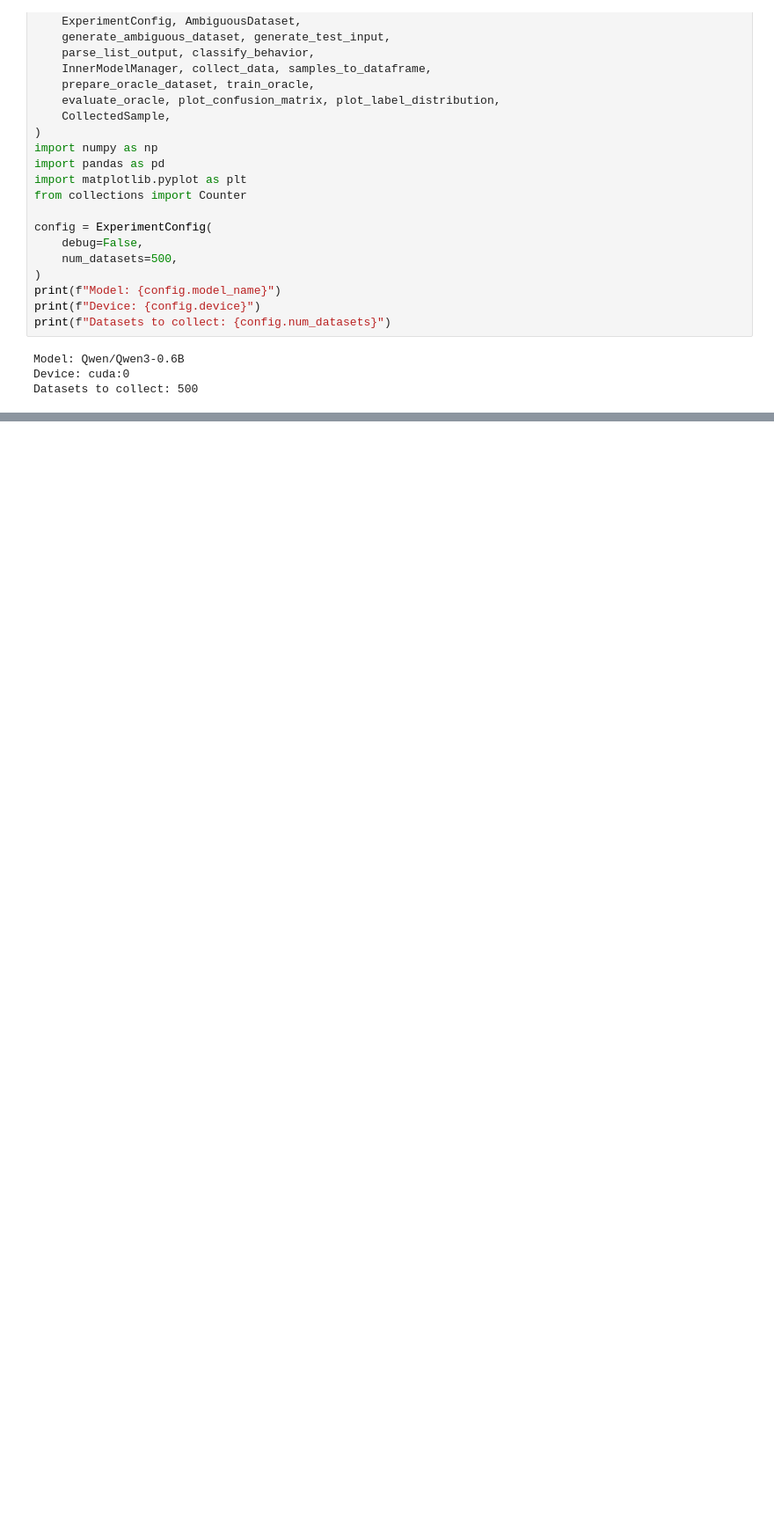
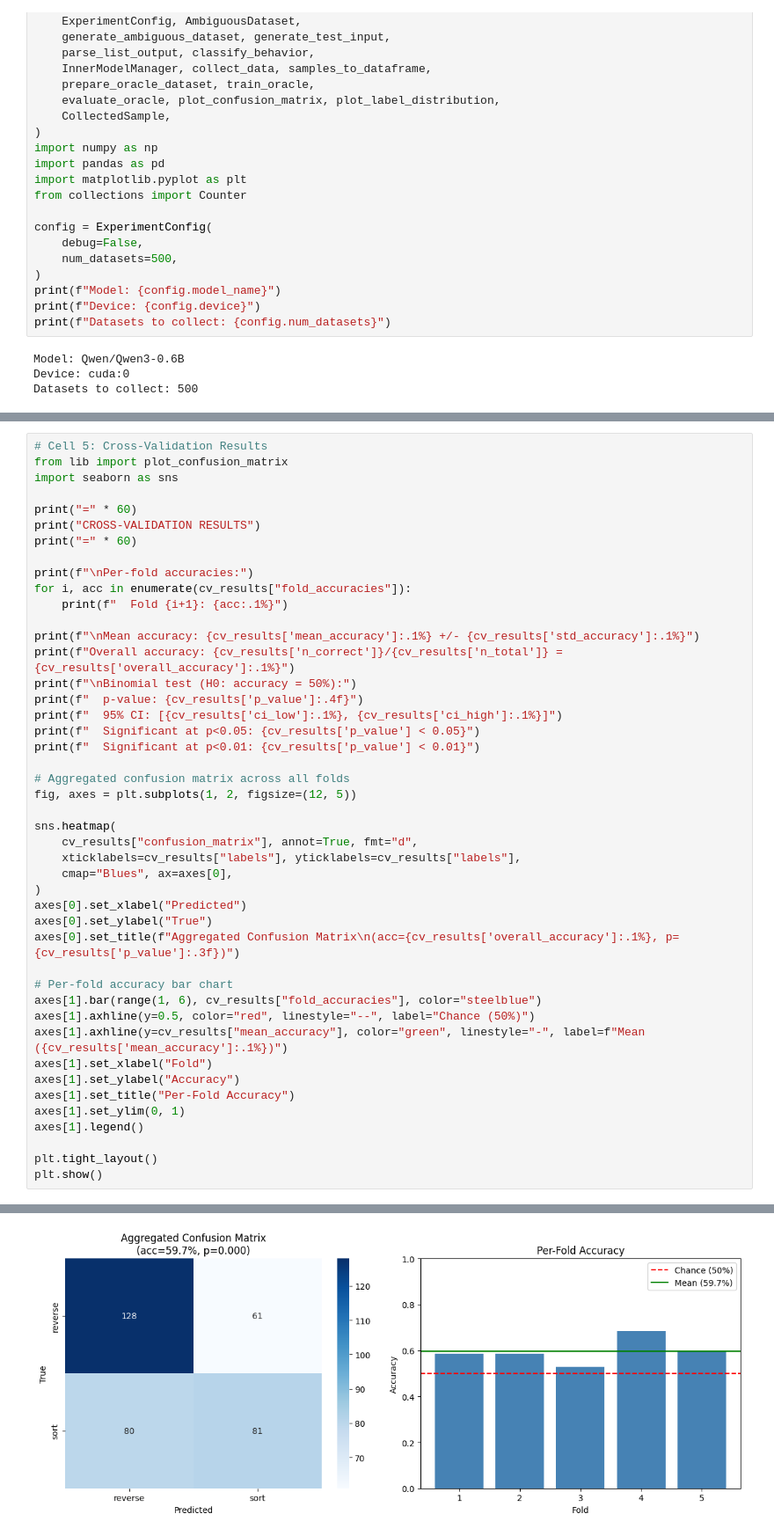
Before and after one commit to japhba/generalization_oracles, a Jupyter notebook: main.ipynb, the cells around one changed output, grey strips where cells are left out. Shown at 88% size. Cells and saved outputs as stored; diff of their text form; blank space fills up the shorter version.

```diff
--- a/main.ipynb
+++ b/main.ipynb
@@ -475,0 +228,46 @@ for idx in wrong_indices[:5]:
+# %%
+# Cell 5: Cross-Validation Results
+from lib import plot_confusion_matrix
+import seaborn as sns
+
+print("=" * 60)
+print("CROSS-VALIDATION RESULTS")
+print("=" * 60)
+
+print(f"\nPer-fold accuracies:")
+for i, acc in enumerate(cv_results["fold_accuracies"]):
+    print(f"  Fold {i+1}: {acc:.1%}")
+
+print(f"\nMean accuracy: {cv_results['mean_accuracy']:.1%} +/- {cv_results['std_accuracy']:.1%}")
+print(f"Overall accuracy: {cv_results['n_correct']}/{cv_results['n_total']} = {cv_results['overall_accuracy']:.1%}")
+print(f"\nBinomial test (H0: accuracy = 50%):")
+print(f"  p-value: {cv_results['p_value']:.4f}")
+print(f"  95% CI: [{cv_results['ci_low']:.1%}, {cv_results['ci_high']:.1%}]")
+print(f"  Significant at p<0.05: {cv_results['p_value'] < 0.05}")
+print(f"  Significant at p<0.01: {cv_results['p_value'] < 0.01}")
+
+# Aggregated confusion matrix across all folds
+fig, axes = plt.subplots(1, 2, figsize=(12, 5))
+
+sns.heatmap(
+    cv_results["confusion_matrix"], annot=True, fmt="d",
+    xticklabels=cv_results["labels"], yticklabels=cv_results["labels"],
+    cmap="Blues", ax=axes[0],
+)
+axes[0].set_xlabel("Predicted")
+axes[0].set_ylabel("True")
+axes[0].set_title(f"Aggregated Confusion Matrix\n(acc={cv_results['overall_accuracy']:.1%}, p={cv_results['p_value']:.3f})")
+
+# Per-fold accuracy bar chart
+axes[1].bar(range(1, 6), cv_results["fold_accuracies"], color="steelblue")
+axes[1].axhline(y=0.5, color="red", linestyle="--", label="Chance (50%)")
+axes[1].axhline(y=cv_results["mean_accuracy"], color="green", linestyle="-", label=f"Mean ({cv_results['mean_accuracy']:.1%})")
+axes[1].set_xlabel("Fold")
+axes[1].set_ylabel("Accuracy")
+axes[1].set_title("Per-Fold Accuracy")
+axes[1].set_ylim(0, 1)
+axes[1].legend()
+
+plt.tight_layout()
+plt.show()
+# %% [output]
@@ -475,0 +293 @@ for idx in wrong_indices[:5]:
+[figure, added]
```
Also changed, not shown: parts of 12 cells of this notebook, 2 other files.
